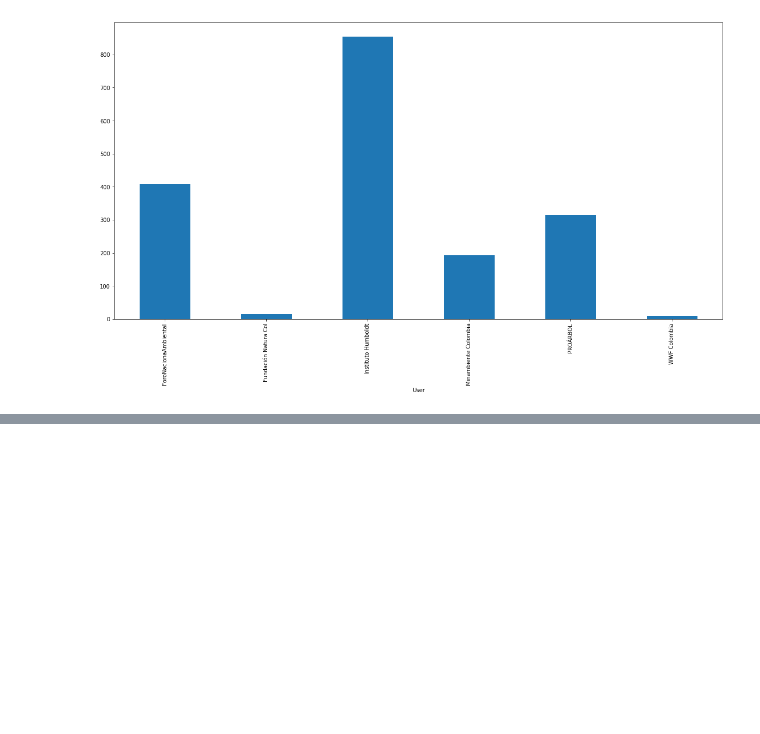
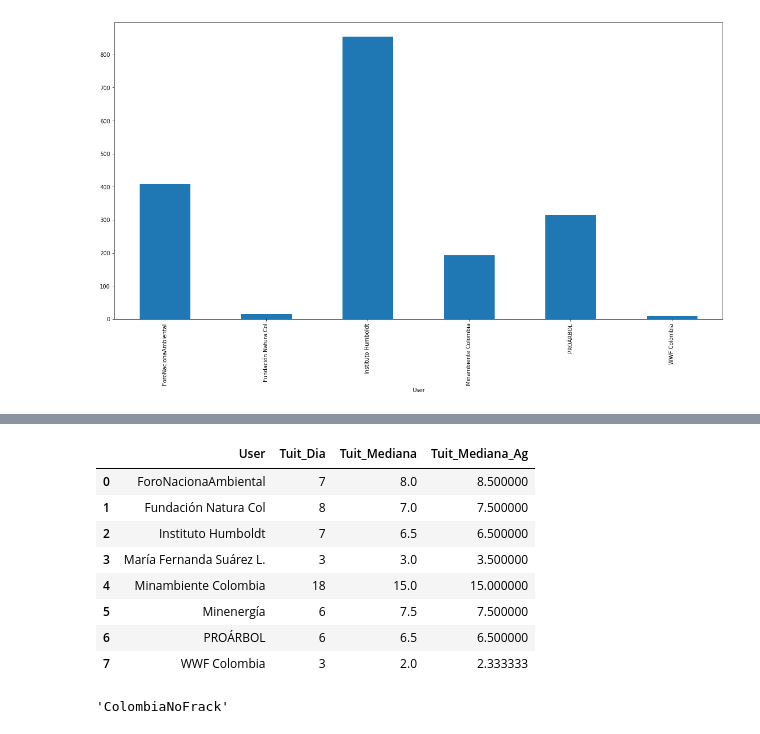
Before and after one commit to davidalejandro1223/Introduccion-ciencia-datos, a Jupyter notebook: Reto 2/ambientalAnalysis/Untitled1.ipynb, the cells around one changed output, grey strips where cells are left out. Cells and saved outputs as stored; diff of their text form; code cells hidden in the pictures; blank space fills up the shorter version.

```diff
--- a/Reto 2/ambientalAnalysis/Untitled1.ipynb
+++ b/Reto 2/ambientalAnalysis/Untitled1.ipynb
@@ -230,0 +270,41 @@ df6.groupby('User')['Interacciones'].sum().plot(kind='bar', ax=axes)
+# %%
+df10 = df9
+df10['Date'] = df10['Date'].astype(str).str[:10]
+df10 = df10.groupby(['User'])['Date'].value_counts()
+df10 = df10.reset_index(name='Cantidad_1')
+nam = np.array(df10['User'].unique())
+
+list_mean = []
+for i in nam:
+    val = np.array(df10['Cantidad_1'][df10['User']==str(i)])
+    dict_ = {'User': i,
+             'Tuit_Dia': st.mean(val),
+             'Tuit_Mediana': st.median(val),
+             'Tuit_Mediana_Ag': st.median_grouped(val)
+            }
+    list_mean.append(dict_)
+
+df11 = pd.DataFrame(list_mean, columns=['User', 'Tuit_Dia', 'Tuit_Mediana', 'Tuit_Mediana_Ag'])
+df11
+# %% [output]
+|  | User | Tuit_Dia | Tuit_Mediana | Tuit_Mediana_Ag |
+| 0 | ForoNacionaAmbiental | 7 | 8.0 | 8.500000 |
+| 1 | Fundación Natura Col | 8 | 7.0 | 7.500000 |
+| 2 | Instituto Humboldt | 7 | 6.5 | 6.500000 |
+| 3 | María Fernanda Suárez L. | 3 | 3.0 | 3.500000 |
+| 4 | Minambiente Colombia | 18 | 15.0 | 15.000000 |
+| 5 | Minenergía | 6 | 7.5 | 7.500000 |
+| 6 | PROÁRBOL | 6 | 6.5 | 6.500000 |
+| 7 | WWF Colombia | 3 | 2.0 | 2.333333 |
+# %%
+df12 = df4
+df12['Date'] = df12['Date'].astype(str).str[:10]
+list_ = []
+siz = df12.shape[0]
+
+for i in range(0, siz):
+    list_.append(df12['User_Name'][i])
+
+st.mode(list_)
+# %% [output]
+'ColombiaNoFrack'
```
Also changed, not shown: parts of 3 cells of this notebook.
